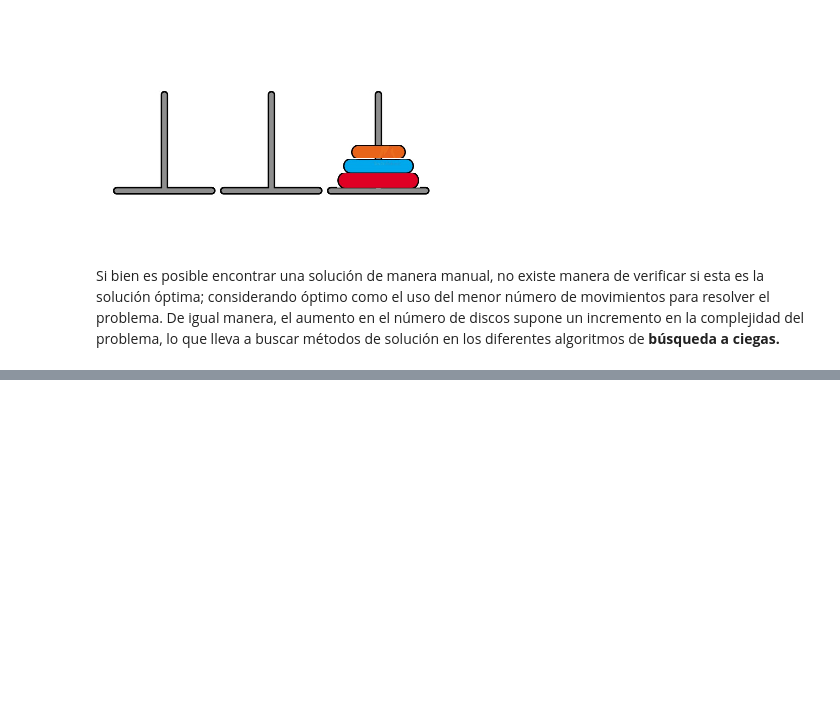
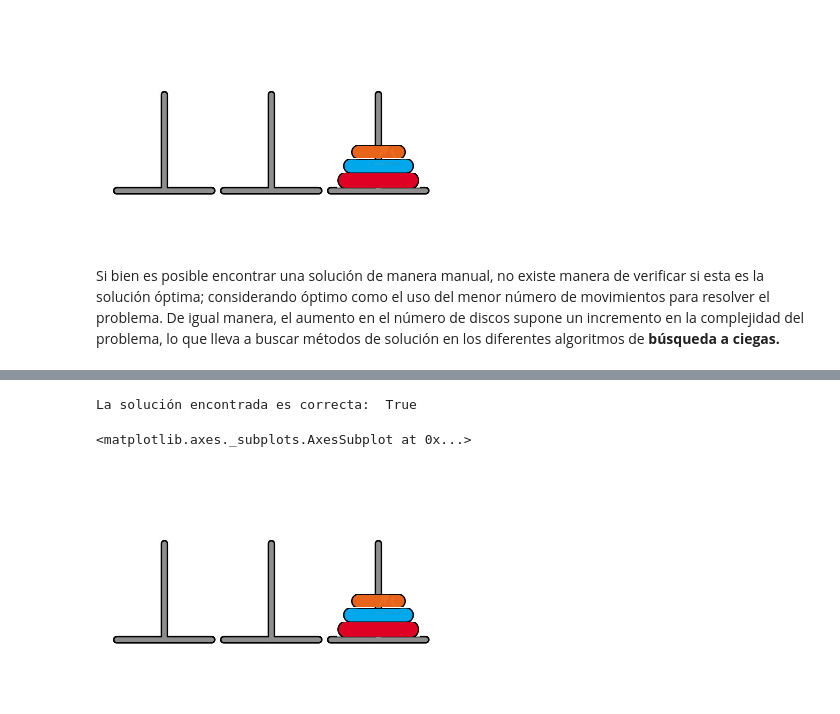
Before and after one commit to anamarigarzon/Proyectos-IA, a Jupyter notebook: Proyecto I/Proyecto_1_Torres_de_Hanoi.ipynb, the cells around one changed output, grey strips where cells are left out. Drawn from its saved outputs; the diff is of its cells as text; code cells hidden in the pictures; blank space fills up the shorter version.

```diff
--- a/Proyecto I/Proyecto_1_Torres_de_Hanoi.ipynb
+++ b/Proyecto I/Proyecto_1_Torres_de_Hanoi.ipynb
@@ -170,0 +196,18 @@ Esta comprobación repetida da lugar al **algoritmo de profundización iterativa
+# %%
+# Función heurística
+def piezas_mal_puestas(estado):
+  prob = Hannoi(len(estado))
+  objetivo = prob.estado_objetivo
+  return len(np.argwhere(estado != objetivo))/2
+# %%
+prob = Hannoi()
+
+sol_greedy = greedy_search(prob, piezas_mal_puestas)
+
+print("La solución encontrada es correcta: ", prob.test_objetivo(sol_greedy.estado))
+
+prob.pintar_estado(sol_greedy.estado)
+# %% [output]
+La solución encontrada es correcta:  True
+<matplotlib.axes._subplots.AxesSubplot at 0x...>
+[figure, added]
```
Also changed, not shown: parts of 31 cells of this notebook, 1 other file.
